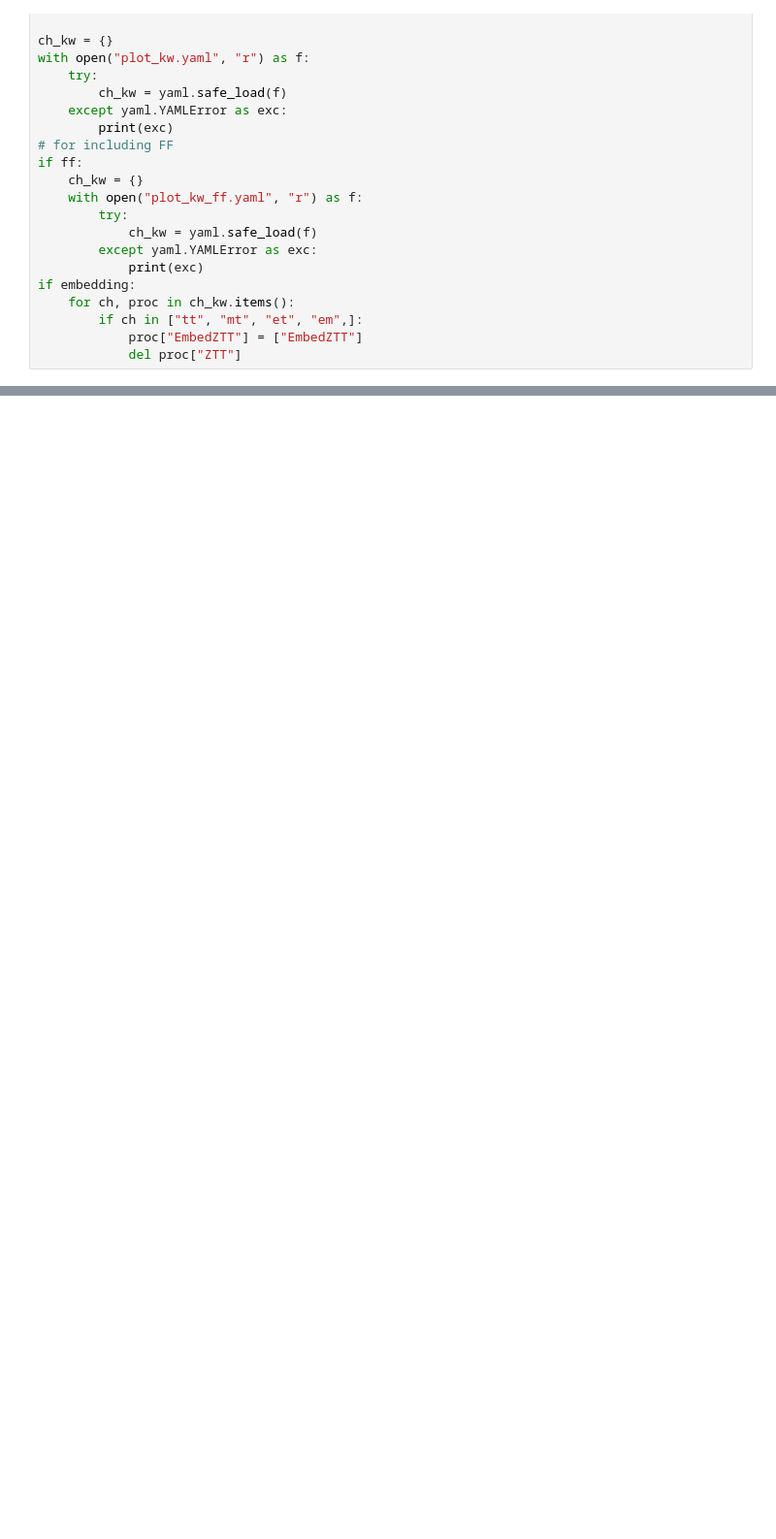
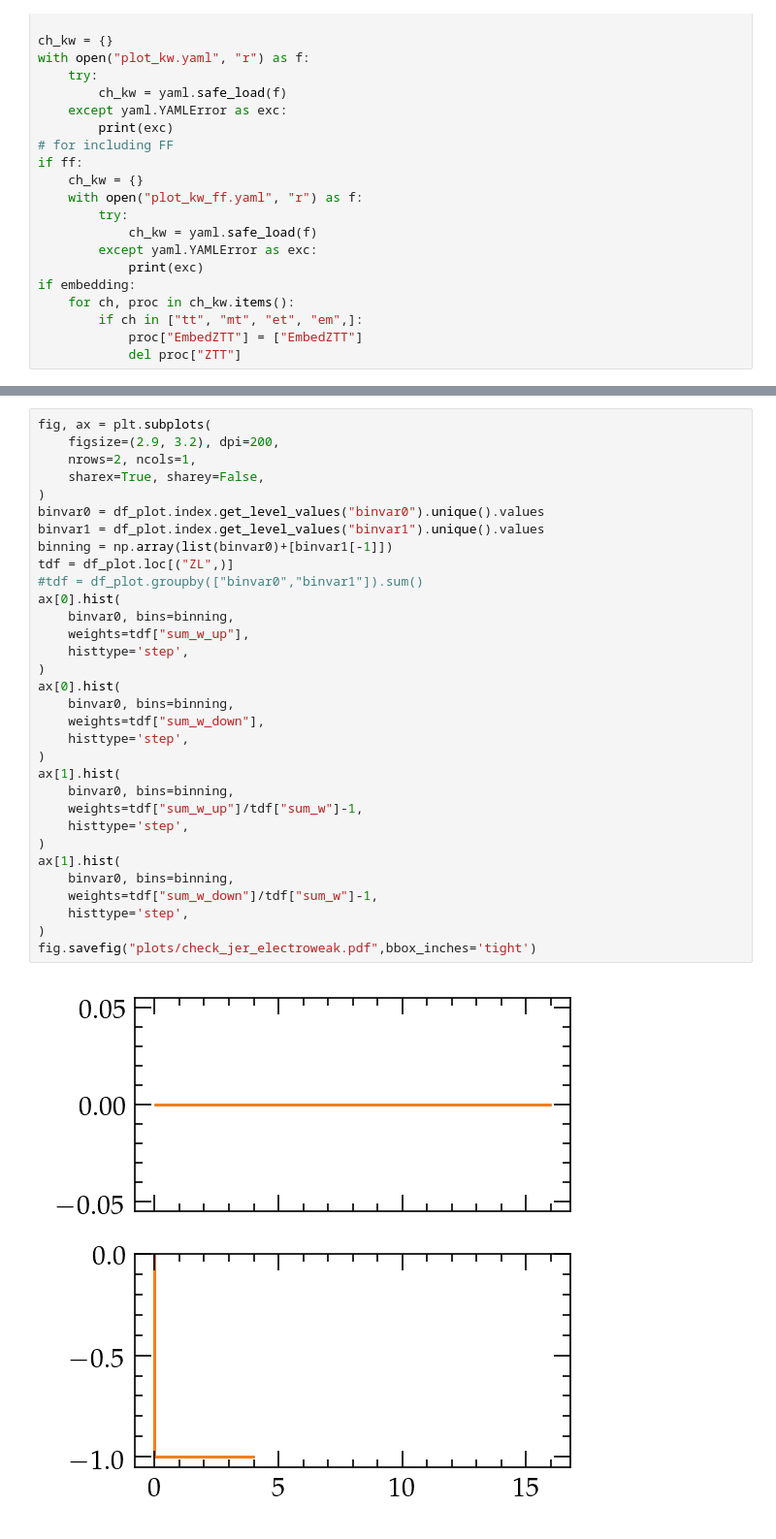
Before and after one commit to albertdow/htt-notebooks, a Jupyter notebook: run_draw1d.ipynb, the cells around one changed output, grey strips where cells are left out. Shown: that part at 97% size. Drawn from its saved outputs; the diff is of its cells as text; blank space fills up the shorter version.

```diff
--- a/run_draw1d.ipynb
+++ b/run_draw1d.ipynb
@@ -406,0 +585,34 @@ findfont: Font family ['serif'] not found. Falling back to DejaVu Sans.
+# %%
+fig, ax = plt.subplots(
+    figsize=(2.9, 3.2), dpi=200,
+    nrows=2, ncols=1,
+    sharex=True, sharey=False,
+)
+binvar0 = df_plot.index.get_level_values("binvar0").unique().values
+binvar1 = df_plot.index.get_level_values("binvar1").unique().values
+binning = np.array(list(binvar0)+[binvar1[-1]])
+tdf = df_plot.loc[("ZL",)]
+#tdf = df_plot.groupby(["binvar0","binvar1"]).sum()
+ax[0].hist(
+    binvar0, bins=binning,
+    weights=tdf["sum_w_up"],
+    histtype='step',
+)
+ax[0].hist(
+    binvar0, bins=binning,
+    weights=tdf["sum_w_down"],
+    histtype='step',
+)
+ax[1].hist(
+    binvar0, bins=binning,
+    weights=tdf["sum_w_up"]/tdf["sum_w"]-1,
+    histtype='step',
+)
+ax[1].hist(
+    binvar0, bins=binning,
+    weights=tdf["sum_w_down"]/tdf["sum_w"]-1,
+    histtype='step',
+)
+fig.savefig("plots/check_jer_electroweak.pdf",bbox_inches='tight')
+# %% [output]
+[figure, added]
```
Also changed, not shown: parts of 11 cells of this notebook, 3 other files.
